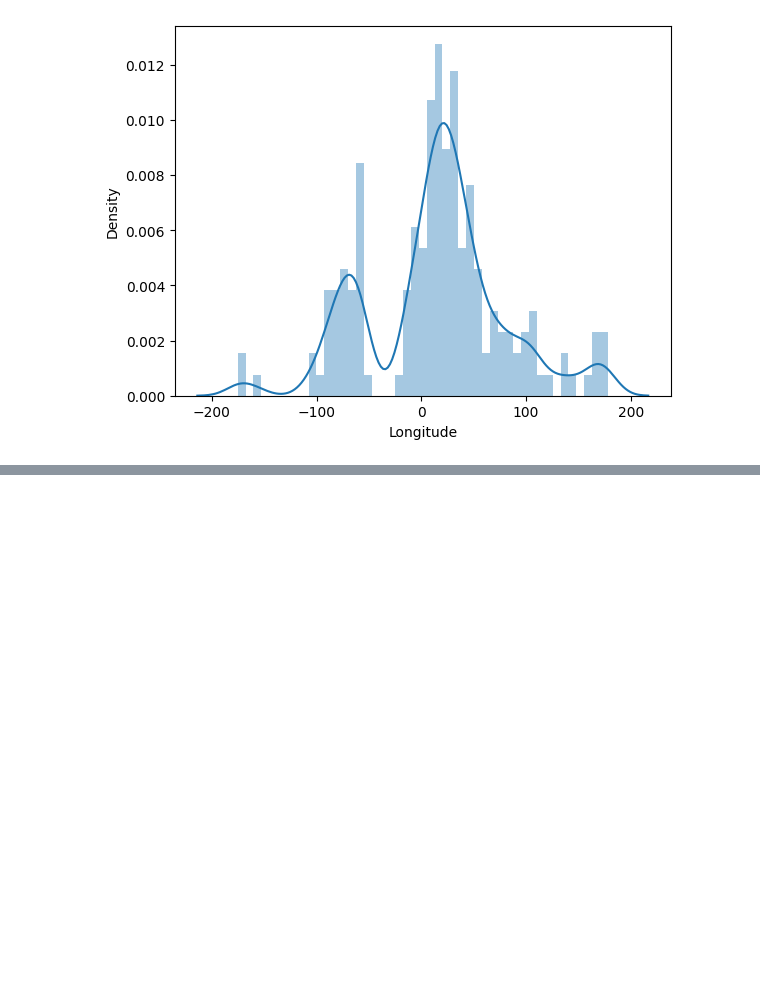
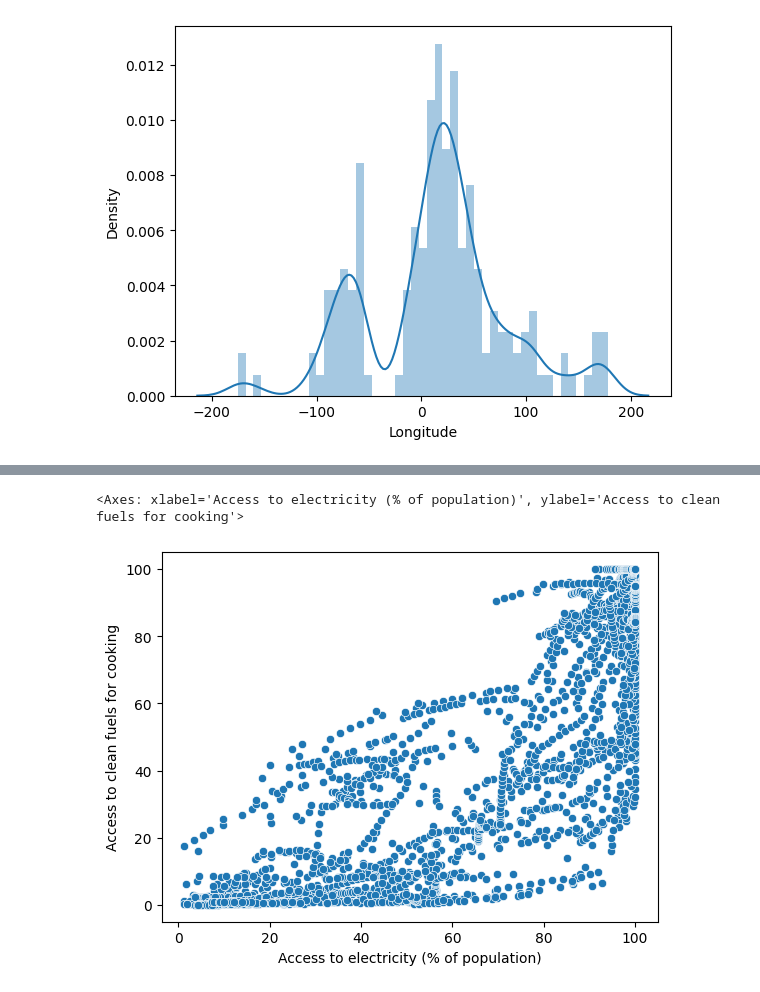
Before and after one commit to chad9012/DataPreprossing3SemProject, a Jupyter notebook: main.ipynb, the cells around one changed output, grey strips where cells are left out. Drawn from its saved outputs; the diff is of its cells as text; code cells hidden in the pictures; blank space fills up the shorter version.

```diff
--- a/main.ipynb
+++ b/main.ipynb
@@ -368,0 +450,5 @@ https://gist.github.com/mwaskom/de44147ed2974457ad6372750bbe5751
+# %%
+sns.scatterplot(x="Access to electricity (% of population)",y="Access to clean fuels for cooking",data=df)
+# %% [output]
+<Axes: xlabel='Access to electricity (% of population)', ylabel='Access to clean fuels for cooking'>
+[figure, added]
```
Also changed, not shown: parts of 16 cells of this notebook.
